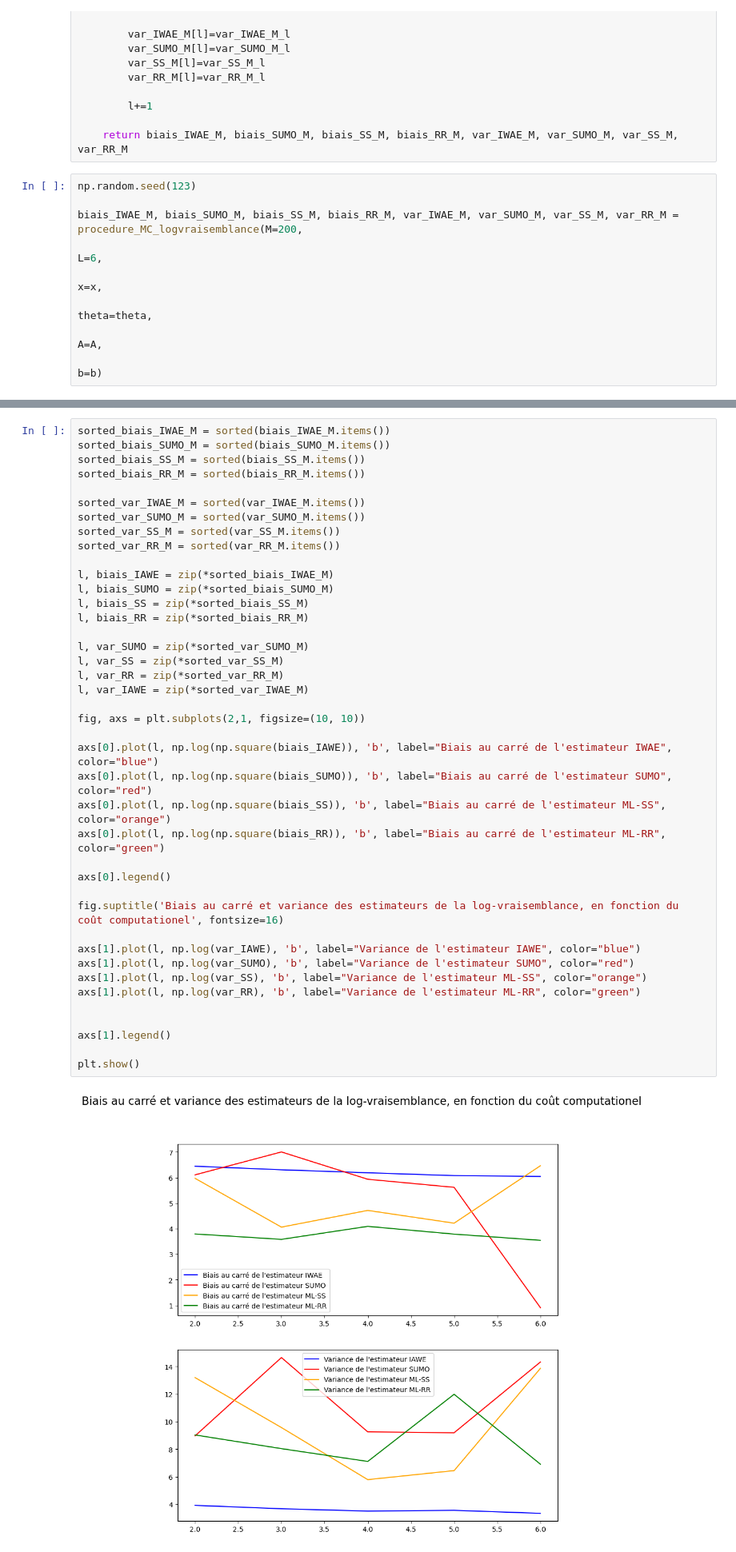
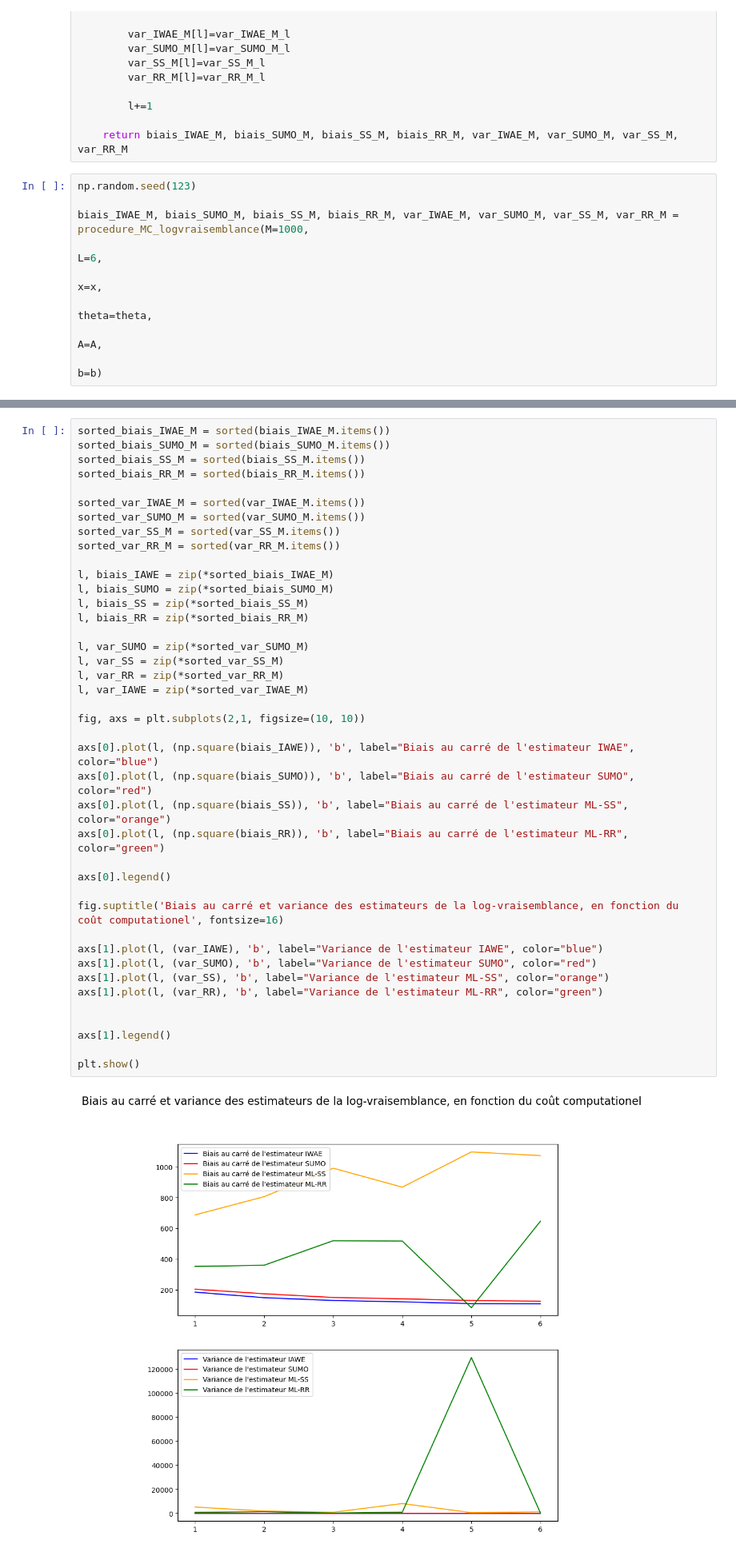
Before and after one commit to yanisrem/Simulation_and_Monte_Carlo_methods_project, a Jupyter notebook: main.ipynb, the cells around one changed output, grey strips where cells are left out. Shown at 80% size. Cells and saved outputs as stored; diff of their text form.

```diff
--- a/main.ipynb
+++ b/main.ipynb
@@ -160,7 +160,7 @@ def procedure_MC_logvraisemblance(M, x, theta, A, b, L):
 # %%
 np.random.seed(123)
 
-biais_IWAE_M, biais_SUMO_M, biais_SS_M, biais_RR_M, var_IWAE_M, var_SUMO_M, var_SS_M, var_RR_M = procedure_MC_logvraisemblance(M=200,
+biais_IWAE_M, biais_SUMO_M, biais_SS_M, biais_RR_M, var_IWAE_M, var_SUMO_M, var_SS_M, var_RR_M = procedure_MC_logvraisemblance(M=1000,
                                                                                                                                L=6,
                                                                                                                                x=x,
                                                                                                                                theta=theta,
@@ -175,42 +173,42 @@ sorted_biais_SS_M = sorted(biais_SS_M.items())
 sorted_biais_RR_M = sorted(biais_RR_M.items())
 
 sorted_var_IWAE_M = sorted(var_IWAE_M.items())
 sorted_var_SUMO_M = sorted(var_SUMO_M.items())
 sorted_var_SS_M = sorted(var_SS_M.items())
 sorted_var_RR_M = sorted(var_RR_M.items())
 
 l, biais_IAWE = zip(*sorted_biais_IWAE_M)
 l, biais_SUMO = zip(*sorted_biais_SUMO_M)
 l, biais_SS = zip(*sorted_biais_SS_M)
 l, biais_RR = zip(*sorted_biais_RR_M)
 
 l, var_SUMO = zip(*sorted_var_SUMO_M)
 l, var_SS = zip(*sorted_var_SS_M)
 l, var_RR = zip(*sorted_var_RR_M)
 l, var_IAWE = zip(*sorted_var_IWAE_M)
 
 fig, axs = plt.subplots(2,1, figsize=(10, 10))
 
-axs[0].plot(l, np.log(np.square(biais_IAWE)), 'b', label="Biais au carré de l'estimateur IWAE", color="blue")
-axs[0].plot(l, np.log(np.square(biais_SUMO)), 'b', label="Biais au carré de l'estimateur SUMO", color="red")
-axs[0].plot(l, np.log(np.square(biais_SS)), 'b', label="Biais au carré de l'estimateur ML-SS", color="orange")
-axs[0].plot(l, np.log(np.square(biais_RR)), 'b', label="Biais au carré de l'estimateur ML-RR", color="green")
+axs[0].plot(l, (np.square(biais_IAWE)), 'b', label="Biais au carré de l'estimateur IWAE", color="blue")
+axs[0].plot(l, (np.square(biais_SUMO)), 'b', label="Biais au carré de l'estimateur SUMO", color="red")
+axs[0].plot(l, (np.square(biais_SS)), 'b', label="Biais au carré de l'estimateur ML-SS", color="orange")
+axs[0].plot(l, (np.square(biais_RR)), 'b', label="Biais au carré de l'estimateur ML-RR", color="green")
 
 axs[0].legend()
 
 fig.suptitle('Biais au carré et variance des estimateurs de la log-vraisemblance, en fonction du coût computationel', fontsize=16)
 
-axs[1].plot(l, np.log(var_IAWE), 'b', label="Variance de l'estimateur IAWE", color="blue")
-axs[1].plot(l, np.log(var_SUMO), 'b', label="Variance de l'estimateur SUMO", color="red")
-axs[1].plot(l, np.log(var_SS), 'b', label="Variance de l'estimateur ML-SS", color="orange")
-axs[1].plot(l, np.log(var_RR), 'b', label="Variance de l'estimateur ML-RR", color="green")
+axs[1].plot(l, (var_IAWE), 'b', label="Variance de l'estimateur IAWE", color="blue")
+axs[1].plot(l, (var_SUMO), 'b', label="Variance de l'estimateur SUMO", color="red")
+axs[1].plot(l, (var_SS), 'b', label="Variance de l'estimateur ML-SS", color="orange")
+axs[1].plot(l, (var_RR), 'b', label="Variance de l'estimateur ML-RR", color="green")
 
 
 axs[1].legend()
 
 plt.show()
 # %% [output]
-[figure, old version]
+[figure, new version]
 # %% [markdown]
 # Estimateurs du gradient de la log-vraisemblance
 # %% [markdown]
```
Also changed, not shown: parts of 3 cells of this notebook, 2 other files.
